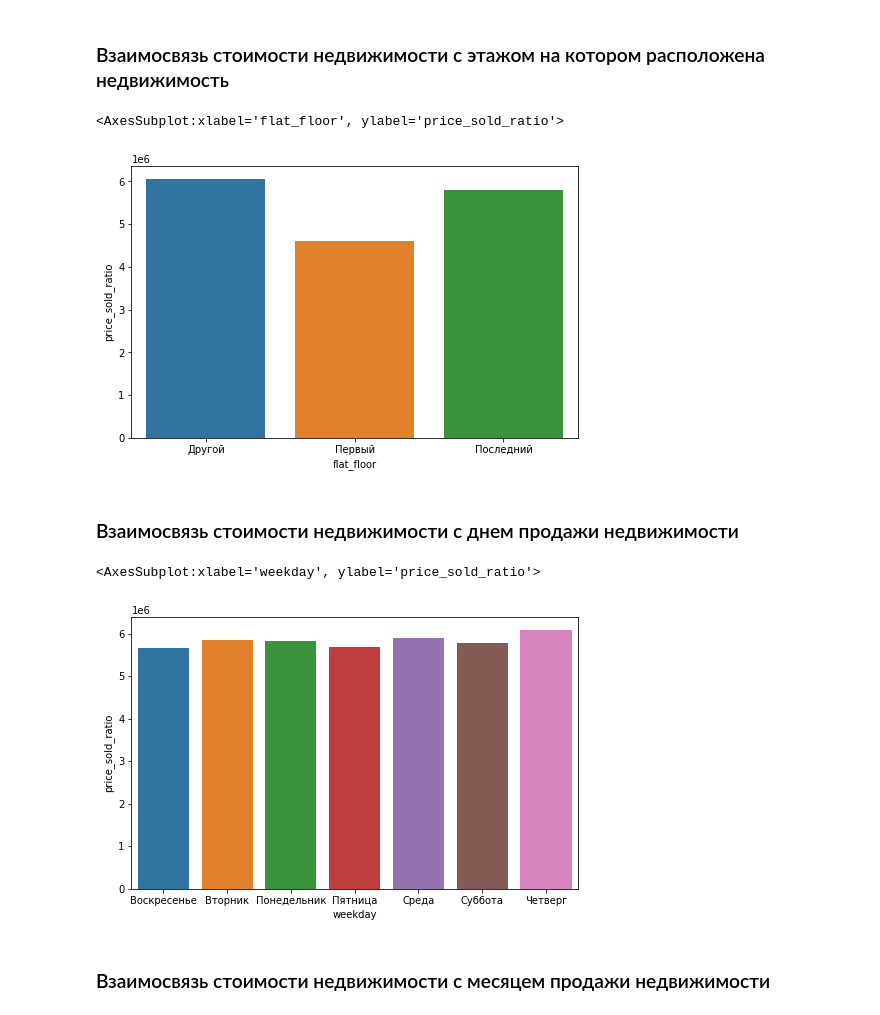
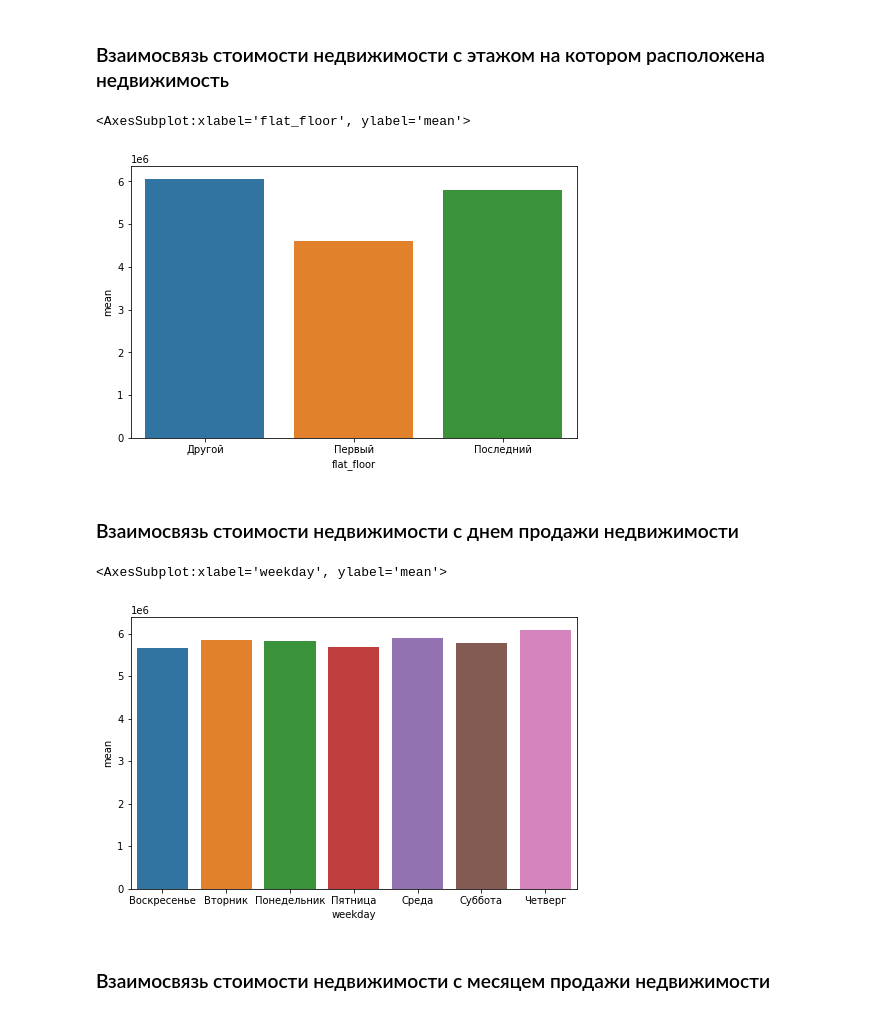
Before and after one commit to parabatareek/DataAnalyst, a Jupyter notebook: Projects/Project 4 - Исследование объявлений о продаже квартир/Project 4 - Исследование объявлений о продаже квартир.ipynb, the cells around one changed output. Saved outputs shown, nothing was run; the diff lists cells and outputs as text; code cells hidden in the pictures.

```diff
--- a/Projects/Project 4 - Исследование объявлений о продаже квартир/Project 4 - Исследование объявлений о продаже квартир.ipynb
+++ b/Projects/Project 4 - Исследование объявлений о продаже квартир/Project 4 - Исследование объявлений о продаже квартир.ipynb
@@ -620,17 +736,16 @@ sns.heatmap(data=data[['total_area', 'rooms', 'city_centers_nearest', 'last_pric
 <a id='research_price_corr_floor'></a>
 ### Взаимосвязь стоимости недвижимости c этажом на котором расположена недвижимость ###
 # %%
-floor_price_pivot = data_view.pivot_table(index='flat_floor', values='last_price', aggfunc=['sum','count'])
-floor_price_pivot.columns = ['sum_last_price', 'count']
-floor_price_pivot['price_sold_ratio'] = floor_price_pivot['sum_last_price'] / floor_price_pivot['count']
+floor_price_pivot = data_view.pivot_table(index='flat_floor', values='last_price', aggfunc=['sum','mean'])
+floor_price_pivot.columns = ['sum_last_price', 'mean']
 # %%
 fig, ax = plt.subplots(figsize=(8, 5))
 sns.barplot(x=floor_price_pivot.index,
-            y=floor_price_pivot['price_sold_ratio'],
+            y=floor_price_pivot['mean'],
             ax=ax)
 # %% [output]
-<AxesSubplot:xlabel='flat_floor', ylabel='price_sold_ratio'>
+<AxesSubplot:xlabel='flat_floor', ylabel='mean'>
-[figure, old version]
+[figure, new version]
 # %% [markdown]
 <a id='research_price_corr_weekday'></a>
 ### Взаимосвязь стоимости недвижимости c днем продажи недвижимости ###
@@ -641,11 +755,11 @@ weekday_price_pivot['price_sold_ratio'] = weekday_price_pivot['sum_last_price']
 # %%
 fig, ax = plt.subplots(figsize=(8, 5))
 sns.barplot(x=weekday_price_pivot.index,
-            y=weekday_price_pivot['price_sold_ratio'],
+            y=weekday_price_pivot['mean'],
             ax=ax)
 # %% [output]
-<AxesSubplot:xlabel='weekday', ylabel='price_sold_ratio'>
+<AxesSubplot:xlabel='weekday', ylabel='mean'>
-[figure, old version]
+[figure, new version]
 # %% [markdown]
 <a id='research_price_corr_month'></a>
 ### Взаимосвязь стоимости недвижимости c месяцем продажи недвижимости ###
```
Also changed, not shown: parts of 38 cells of this notebook, 1 other file.
